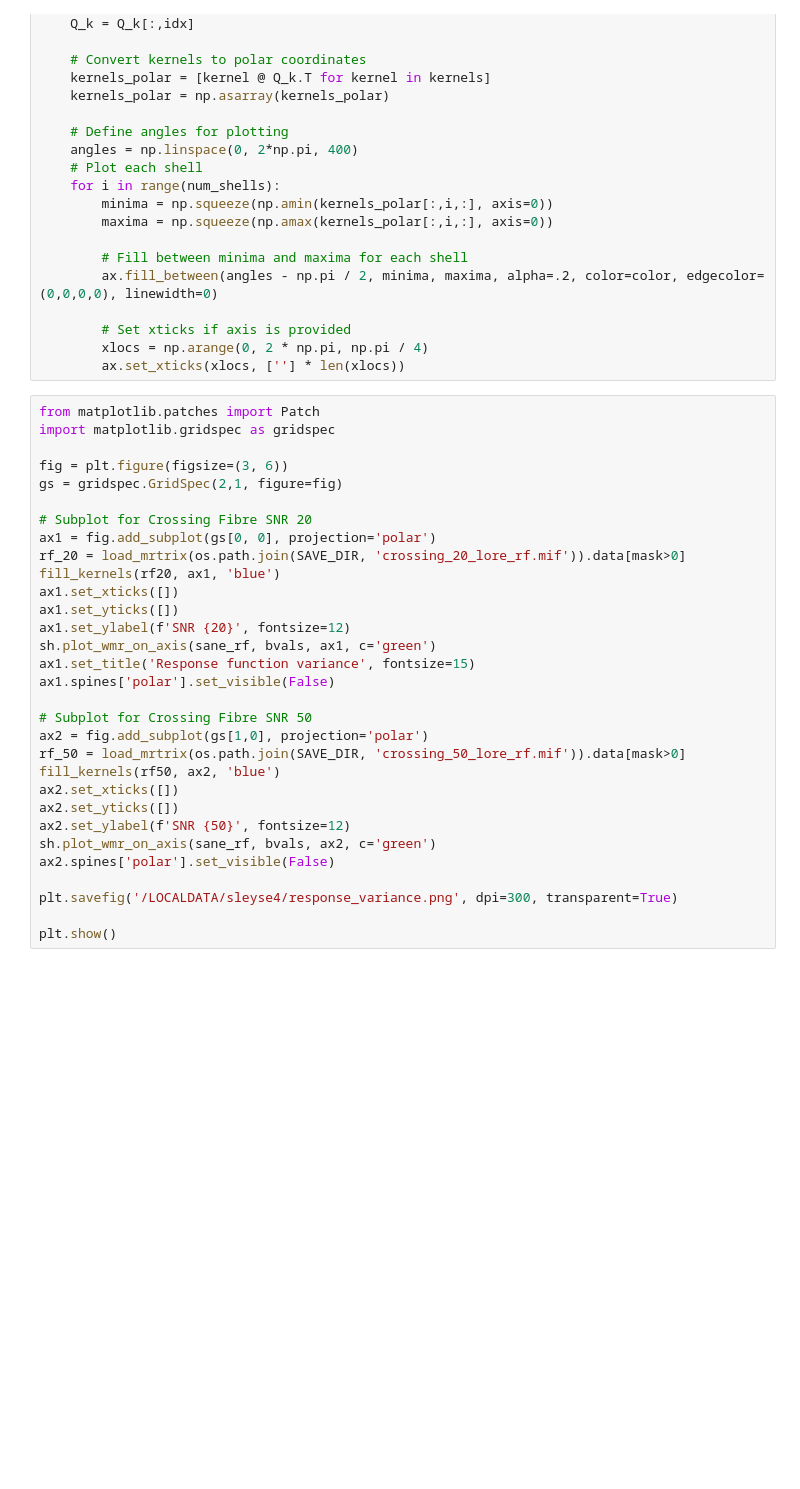
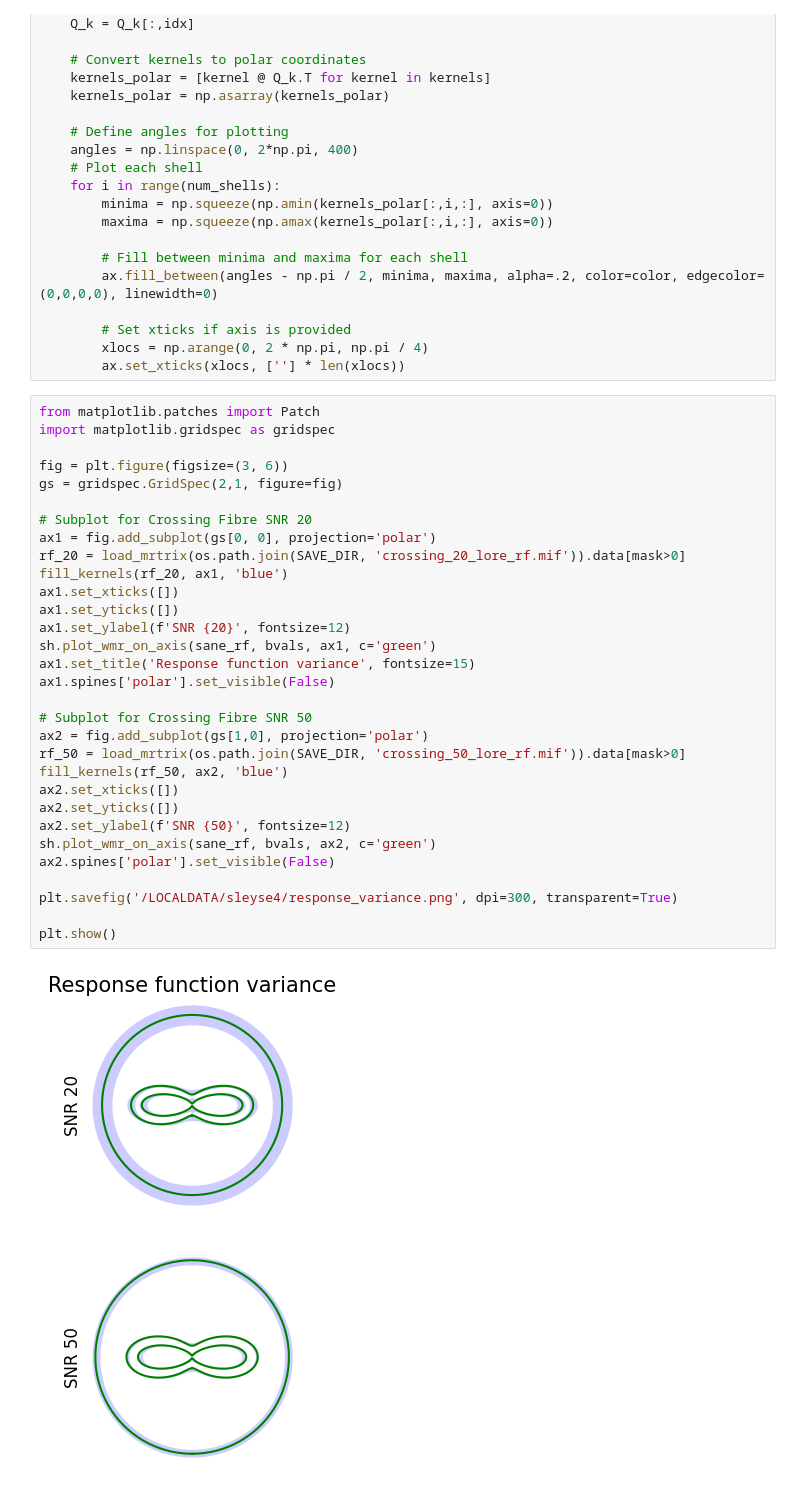
Before and after one commit to SiebeLeysen/LoRE_SD, a Jupyter notebook: LoRE-SD/notebooks/Voxel Simulations.ipynb, the cells around one changed output. Cells and saved outputs as stored; diff of their text form; blank space fills up the shorter version.

```diff
--- a/LoRE-SD/notebooks/Voxel Simulations.ipynb
+++ b/LoRE-SD/notebooks/Voxel Simulations.ipynb
@@ -286,34 +312,36 @@ def fill_kernels(kernels, ax, color):
 # %%
 from matplotlib.patches import Patch
 import matplotlib.gridspec as gridspec
 
 fig = plt.figure(figsize=(3, 6))
 gs = gridspec.GridSpec(2,1, figure=fig)
 
 # Subplot for Crossing Fibre SNR 20
 ax1 = fig.add_subplot(gs[0, 0], projection='polar')
 rf_20 = load_mrtrix(os.path.join(SAVE_DIR, 'crossing_20_lore_rf.mif')).data[mask>0]
-fill_kernels(rf20, ax1, 'blue')
+fill_kernels(rf_20, ax1, 'blue')
 ax1.set_xticks([])
 ax1.set_yticks([])
 ax1.set_ylabel(f'SNR {20}', fontsize=12)
 sh.plot_wmr_on_axis(sane_rf, bvals, ax1, c='green')
 ax1.set_title('Response function variance', fontsize=15)
 ax1.spines['polar'].set_visible(False)
 
 # Subplot for Crossing Fibre SNR 50
 ax2 = fig.add_subplot(gs[1,0], projection='polar')
 rf_50 = load_mrtrix(os.path.join(SAVE_DIR, 'crossing_50_lore_rf.mif')).data[mask>0]
-fill_kernels(rf50, ax2, 'blue')
+fill_kernels(rf_50, ax2, 'blue')
 ax2.set_xticks([])
 ax2.set_yticks([])
 ax2.set_ylabel(f'SNR {50}', fontsize=12)
 sh.plot_wmr_on_axis(sane_rf, bvals, ax2, c='green')
 ax2.spines['polar'].set_visible(False)
 
 plt.savefig('/LOCALDATA/sleyse4/response_variance.png', dpi=300, transparent=True)
 
 plt.show()
+# %% [output]
+[figure, added]
 # %%
 # Load the boxplots image
 import matplotlib.image as mpimg
```
Also changed, not shown: parts of 3 cells of this notebook, 7 other files.
